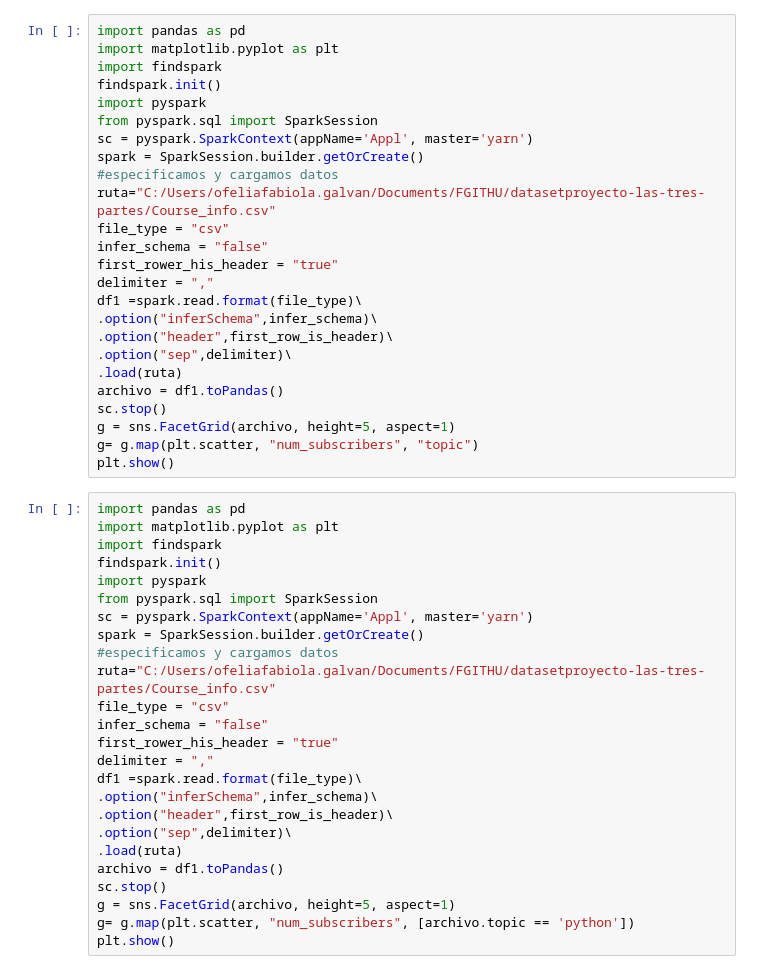
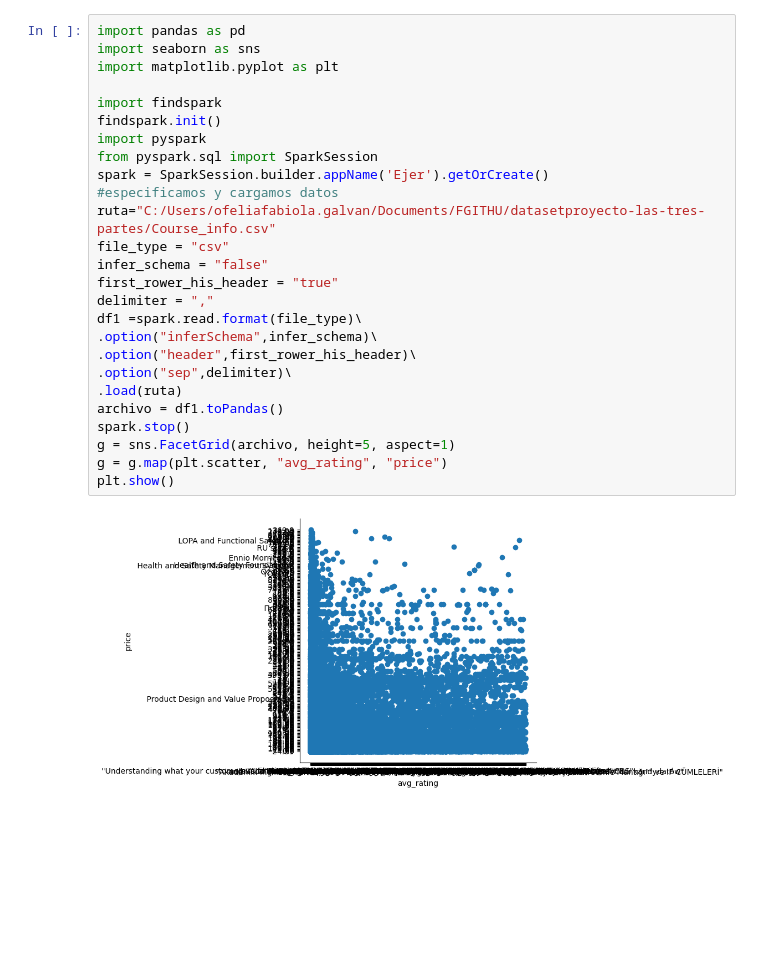
Before and after one commit to OfeliaFabiolaGE/Comparacion-entre-Pandas-Pyspark-y-Koalas, a Jupyter notebook: Grafica pyspark.ipynb, the cells around one changed output. Drawn from its saved outputs; the diff is of its cells as text; blank space fills up the shorter version.

```diff
--- a/Grafica pyspark.ipynb
+++ b/Grafica pyspark.ipynb
@@ -1,50 +33,28 @@
 # %%
 import pandas as pd
+import seaborn as sns
 import matplotlib.pyplot as plt
+
 import findspark
 findspark.init()
 import pyspark
 from pyspark.sql import SparkSession
-sc = pyspark.SparkContext(appName='Appl', master='yarn')
-spark = SparkSession.builder.getOrCreate()
+spark = SparkSession.builder.appName('Ejer').getOrCreate()
 #especificamos y cargamos datos
 ruta="C:/Users/ofeliafabiola.galvan/Documents/FGITHU/datasetproyecto-las-tres-partes/Course_info.csv"
 file_type = "csv"
 infer_schema = "false"
 first_rower_his_header = "true"
 delimiter = ","
 df1 =spark.read.format(file_type)\
 .option("inferSchema",infer_schema)\
-.option("header",first_row_is_header)\
+.option("header",first_rower_his_header)\
 .option("sep",delimiter)\
 .load(ruta)
 archivo = df1.toPandas()
-sc.stop()
+spark.stop()
 g = sns.FacetGrid(archivo, height=5, aspect=1)
-g= g.map(plt.scatter, "num_subscribers", "topic")
+g = g.map(plt.scatter, "avg_rating", "price")
 plt.show()
+# %% [output]
+[figure, added]
-# %%
-import pandas as pd
-import matplotlib.pyplot as plt
-import findspark
-findspark.init()
-import pyspark
-from pyspark.sql import SparkSession
-sc = pyspark.SparkContext(appName='Appl', master='yarn')
-spark = SparkSession.builder.getOrCreate()
-#especificamos y cargamos datos
-ruta="C:/Users/ofeliafabiola.galvan/Documents/FGITHU/datasetproyecto-las-tres-partes/Course_info.csv"
-file_type = "csv"
-infer_schema = "false"
-first_rower_his_header = "true"
-delimiter = ","
-df1 =spark.read.format(file_type)\
-.option("inferSchema",infer_schema)\
-.option("header",first_row_is_header)\
-.option("sep",delimiter)\
-.load(ruta)
-archivo = df1.toPandas()
-sc.stop()
-g = sns.FacetGrid(archivo, height=5, aspect=1)
-g= g.map(plt.scatter, "num_subscribers", [archivo.topic == 'python'])
-plt.show()
```
Also changed, not shown: parts of 1 cell of this notebook.
